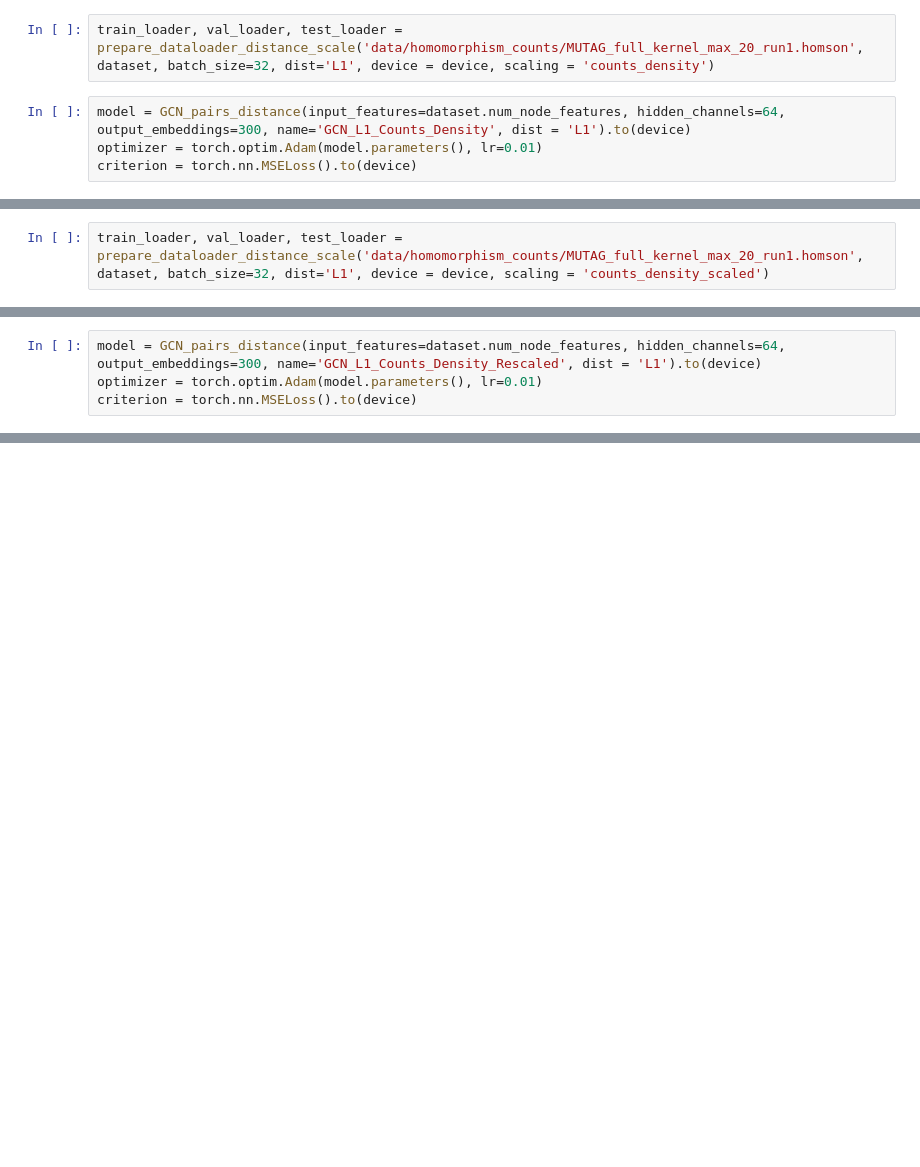
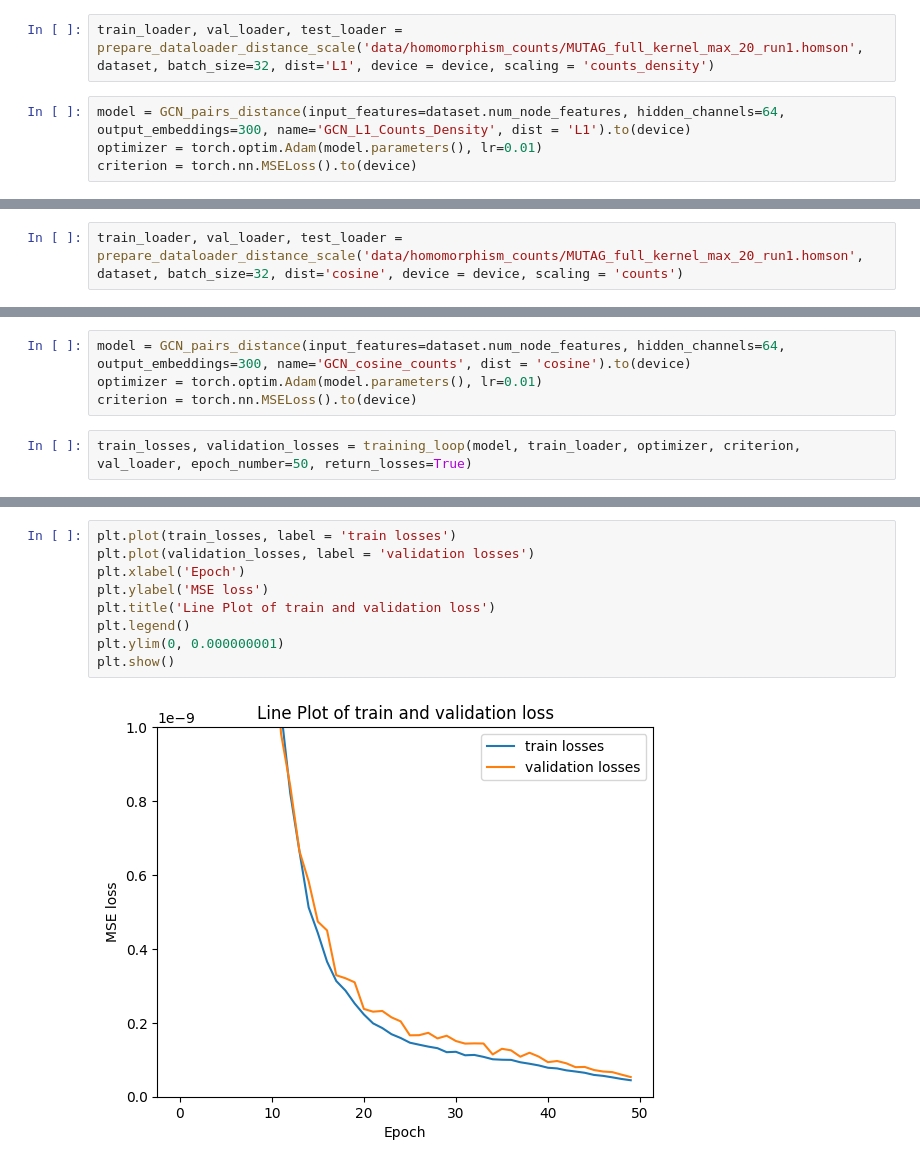
Before and after one commit to SDavenia/CL-GNN, a Jupyter notebook: different_metrics_scaling.ipynb, the cells around one changed output, grey strips where cells are left out. Saved outputs shown, nothing was run; the diff lists cells and outputs as text; blank space fills up the shorter version.

```diff
--- a/different_metrics_scaling.ipynb
+++ b/different_metrics_scaling.ipynb
@@ -116,2 +121,2 @@ MSE Loss: 0.0017899095546454191
 # %%
-train_loader, val_loader, test_loader = prepare_dataloader_distance_scale('data/homomorphism_counts/MUTAG_full_kernel_max_20_run1.homson', dataset, batch_size=32, dist='L1', device = device, scaling = 'counts_density_scaled')
+train_loader, val_loader, test_loader = prepare_dataloader_distance_scale('data/homomorphism_counts/MUTAG_full_kernel_max_20_run1.homson', dataset, batch_size=32, dist='cosine', device = device, scaling = 'counts')
@@ -120,4 +123,6 @@ ValueError: Invalid value for scaling. Expected counts, counts_density or count_
 # %%
-model = GCN_pairs_distance(input_features=dataset.num_node_features, hidden_channels=64, output_embeddings=300, name='GCN_L1_Counts_Density_Rescaled', dist = 'L1').to(device)
+model = GCN_pairs_distance(input_features=dataset.num_node_features, hidden_channels=64, output_embeddings=300, name='GCN_cosine_counts', dist = 'cosine').to(device)
 optimizer = torch.optim.Adam(model.parameters(), lr=0.01)
 criterion = torch.nn.MSELoss().to(device)
+# %%
+train_losses, validation_losses = training_loop(model, train_loader, optimizer, criterion, val_loader, epoch_number=50, return_losses=True)
@@ -123,0 +146,11 @@ criterion = torch.nn.MSELoss().to(device)
+# %%
+plt.plot(train_losses, label = 'train losses')
+plt.plot(validation_losses, label = 'validation losses')
+plt.xlabel('Epoch')
+plt.ylabel('MSE loss')
+plt.title('Line Plot of train and validation loss')
+plt.legend()
+plt.ylim(0, 0.000000001)
+plt.show()
+# %% [output]
+[figure, added]
```
Also changed, not shown: parts of 16 cells of this notebook, 2 other files.
